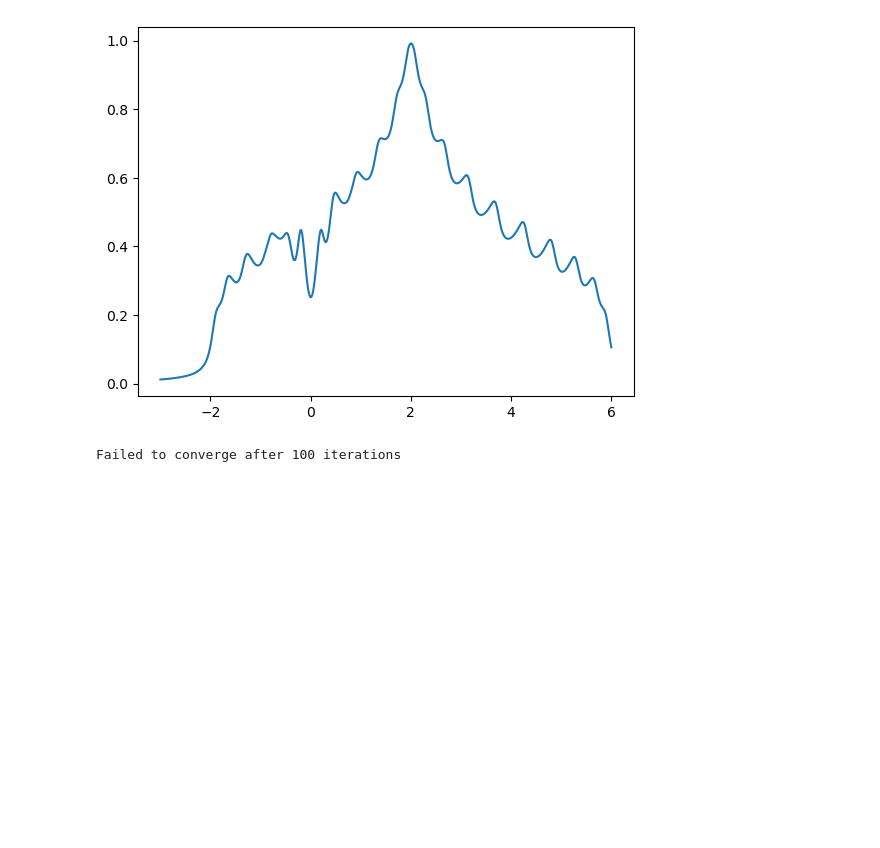
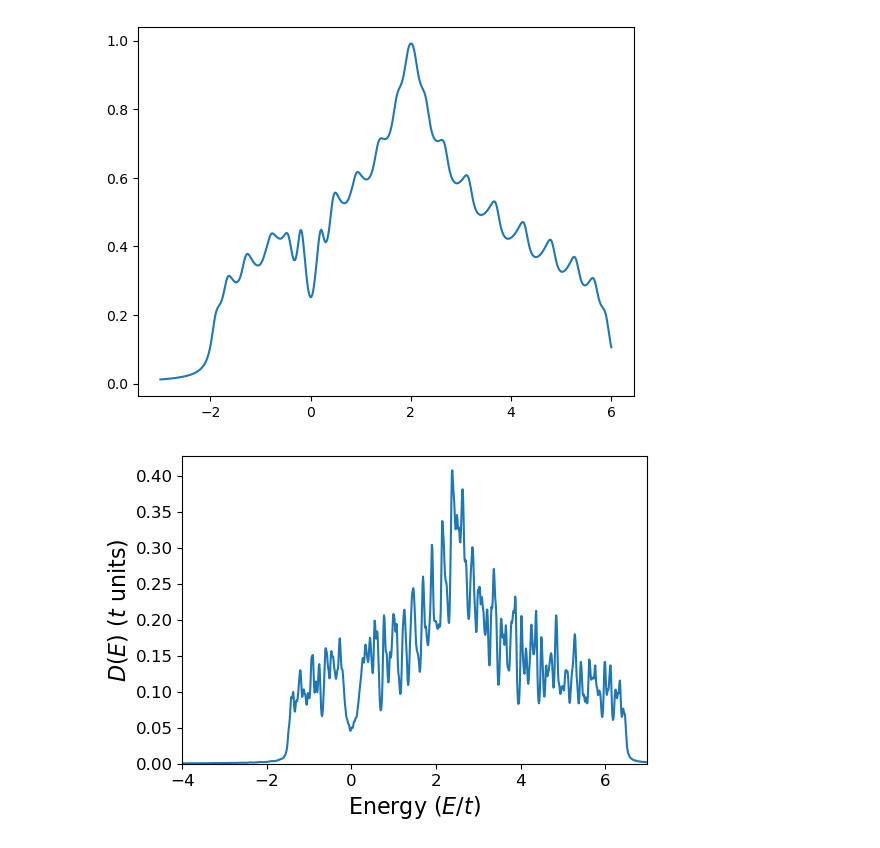
Before and after one commit to emilssp/master-thesis-codebase, a Jupyter notebook: notebooks/self_consistency.ipynb, the cells around one changed output. Saved outputs shown, nothing was run; the diff lists cells and outputs as text; code cells hidden in the pictures; blank space fills up the shorter version.

```diff
--- a/notebooks/self_consistency.ipynb
+++ b/notebooks/self_consistency.ipynb
@@ -217,11 +229,12 @@ def bdg_self_consistency(H, U, V, V_prime,
             return F0, F, Fuu, Fdd
 # %%
 t = 1
-mu = 0#-1.6 * t
-gap_p= cp.array([0., 0.j])
-X,Y = 30,40
-U = 1.5 * t
-V = 2.5 * t
+mu = -2.5 * t
+gap_0 = 0.0
+gap_p= cp.array([0.1, 0.1j])
+X,Y = 25,25
+U = 2.5 * t
+V = 2.0 * t
 lattice = Lattice(X, Y, pbc_x=False, pbc_y=True)
 H = Hamiltonian(lattice)
 block = cp.zeros((4, 4), dtype=cp.complex128)
@@ -229,8 +242,8 @@ for i in range(lattice.num_sites):
     block[:,:]=0
     block[:2, :2] = -mu * s0
     block[2:, 2:] = mu * s0
-    # block[:2, 2:] = -1j * gap_0 * s2
-    # block[2:, :2] = (-1j * gap_0 * s2).conj().T
+    block[:2, 2:] = -1j * gap_0 * s2
+    block[2:, :2] = (-1j * gap_0 * s2).conj().T
     H.set_block(i,i, block)
     # H.set_gap(gap_0,i)
 
@@ -239,13 +252,9 @@ for i, j in lattice.edges:
     block[0:2, 0:2] = -t * s0
     block[2:4, 2:4] = t * s0
 
-    gap_ij = unconventional_gap(lattice.get_disp(i,j),gap_s = 0.1)
+    gap_ij = unconventional_gap(lattice.get_disp(i,j),gap_p= gap_p)
     block[0:2, 2:4] = gap_ij
     block[2:4, 0:2] = -gap_ij.T.conj()
 
     H.set_block(i,j, block)
-H.gap_s = cp.ones(lattice.num_sites, dtype=cp.complex128)*0.1
-
-F0, F, Fuu, Fdd = bdg_self_consistency(H,U=0,V=V,V_prime=0,T=0, max_iter=100, with_corr=True)
+# H.gap_s = cp.ones(lattice.num_sites, dtype=cp.complex128)*0.1
-# %% [output]
-Failed to converge after 100 iterations
@@ -254 +261,16 @@ print
+# %%
+energies = cp.linspace(-4,7,1000)
+dos_values = H.dos(energies, eta=0.03, drop_matrix=False)
+plt.figure(figsize=(6,4))
+plt.plot(cp.asnumpy(energies), cp.asnumpy(dos_values))
+plt.ylim(0, None)
+plt.xlim(-4,7)
+plt.xlabel(r'Energy ($E/t$)', fontsize=16)
+plt.ylabel(r'$D(E)$ ($t$ units)', fontsize=16)
+# plt.text(2., 0.6, "(a)",fontsize=18, fontweight='bold', va='top', ha='left')
+plt.xticks(fontsize=12)
+plt.yticks(fontsize=12)
+plt.show()
+# %% [output]
+[figure, added]
 # %%
```
Also changed, not shown: parts of 6 cells of this notebook, 1 other file.
